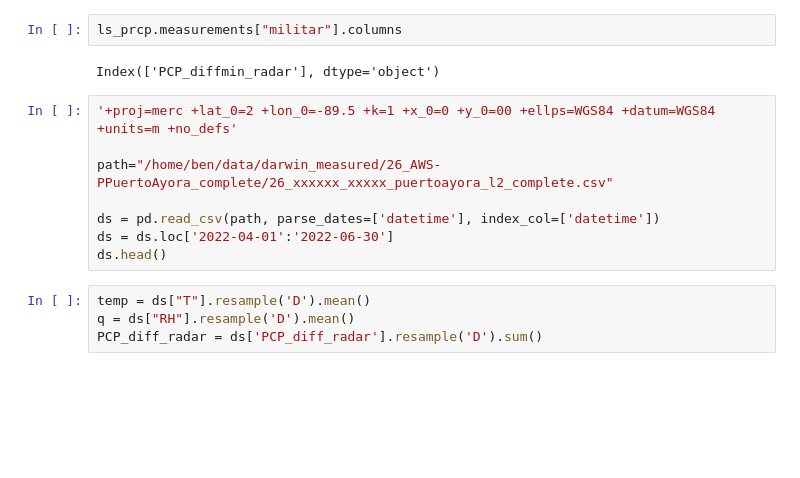
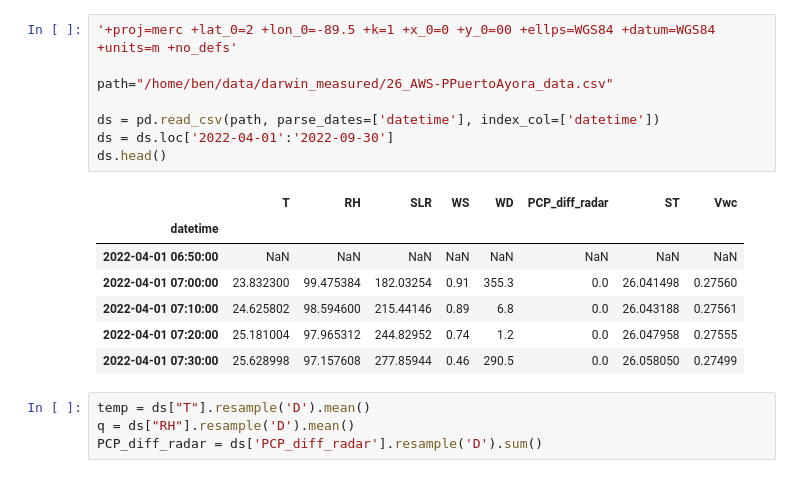
Before and after one commit to benatouba/darwin, a Jupyter notebook: analysis_of_measurements.ipynb, the cells around one changed output. Drawn from its saved outputs; the diff is of its cells as text; blank space fills up the shorter version.

```diff
--- a/analysis_of_measurements.ipynb
+++ b/analysis_of_measurements.ipynb
@@ -79,15 +62,19 @@ KeyError: 'W'
-# %%
-ls_prcp.measurements["militar"].columns
-# %% [output]
-Index(['PCP_diffmin_radar'], dtype='object')
 # %%
 '+proj=merc +lat_0=2 +lon_0=-89.5 +k=1 +x_0=0 +y_0=00 +ellps=WGS84 +datum=WGS84 +units=m +no_defs'
 
-path="/home/ben/data/darwin_measured/26_AWS-PPuertoAyora_complete/26_xxxxxx_xxxxx_puertoayora_l2_complete.csv"
+path="/home/ben/data/darwin_measured/26_AWS-PPuertoAyora_data.csv"
 
 ds = pd.read_csv(path, parse_dates=['datetime'], index_col=['datetime'])
-ds = ds.loc['2022-04-01':'2022-06-30']
+ds = ds.loc['2022-04-01':'2022-09-30']
 ds.head()
+# %% [output]
+|  | T | RH | SLR | WS | WD | PCP_diff_radar | ST | Vwc |
+| datetime |  |  |  |  |  |  |  |  |
+| 2022-04-01 06:50:00 | NaN | NaN | NaN | NaN | NaN | NaN | NaN | NaN |
+| 2022-04-01 07:00:00 | 23.832300 | 99.475384 | 182.03254 | 0.91 | 355.3 | 0.0 | 26.041498 | 0.27560 |
+| 2022-04-01 07:10:00 | 24.625802 | 98.594600 | 215.44146 | 0.89 | 6.8 | 0.0 | 26.043188 | 0.27561 |
+| 2022-04-01 07:20:00 | 25.181004 | 97.965312 | 244.82952 | 0.74 | 1.2 | 0.0 | 26.047958 | 0.27555 |
+| 2022-04-01 07:30:00 | 25.628998 | 97.157608 | 277.85944 | 0.46 | 290.5 | 0.0 | 26.058050 | 0.27499 |
 # %%
 temp = ds["T"].resample('D').mean()
 q = ds["RH"].resample('D').mean()
```
Also changed, not shown: parts of 18 cells of this notebook, 8 other files.
